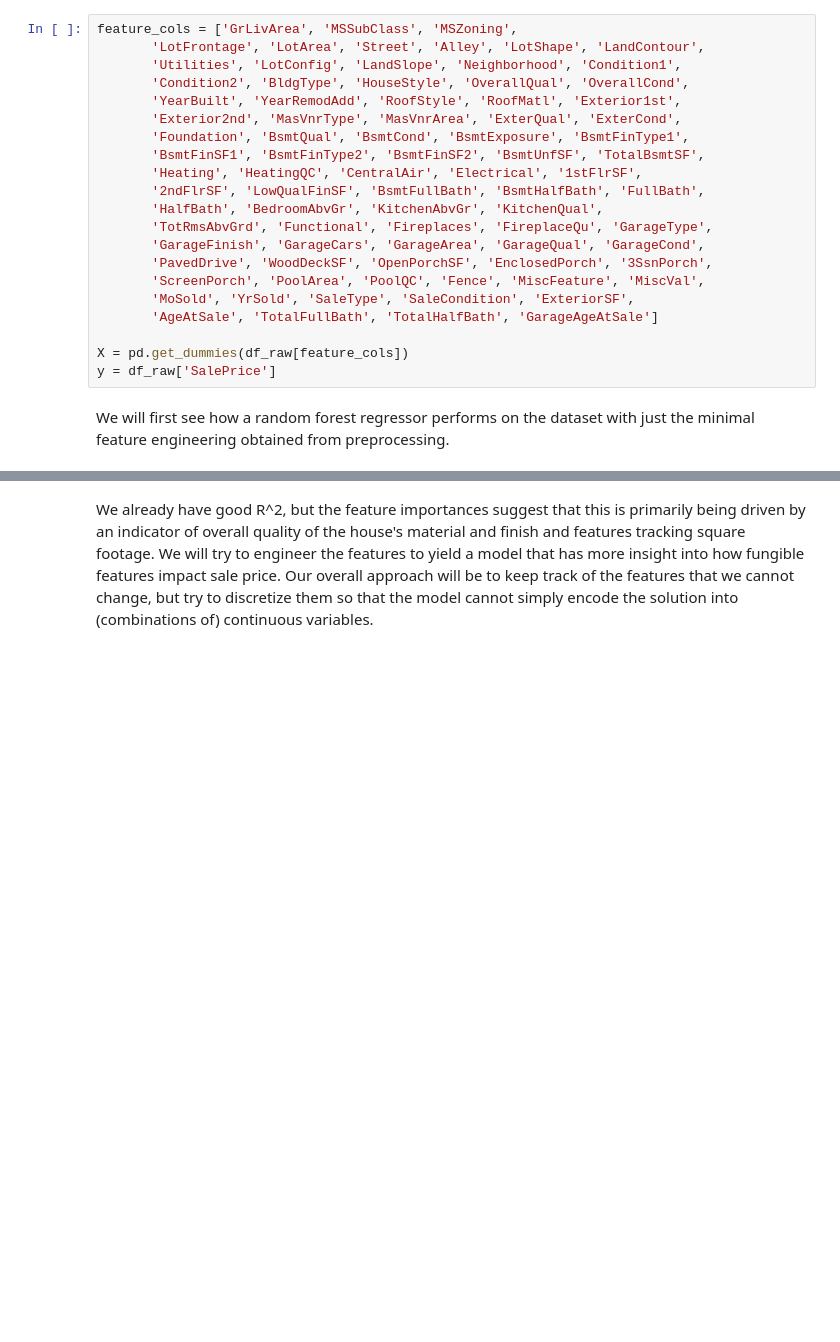
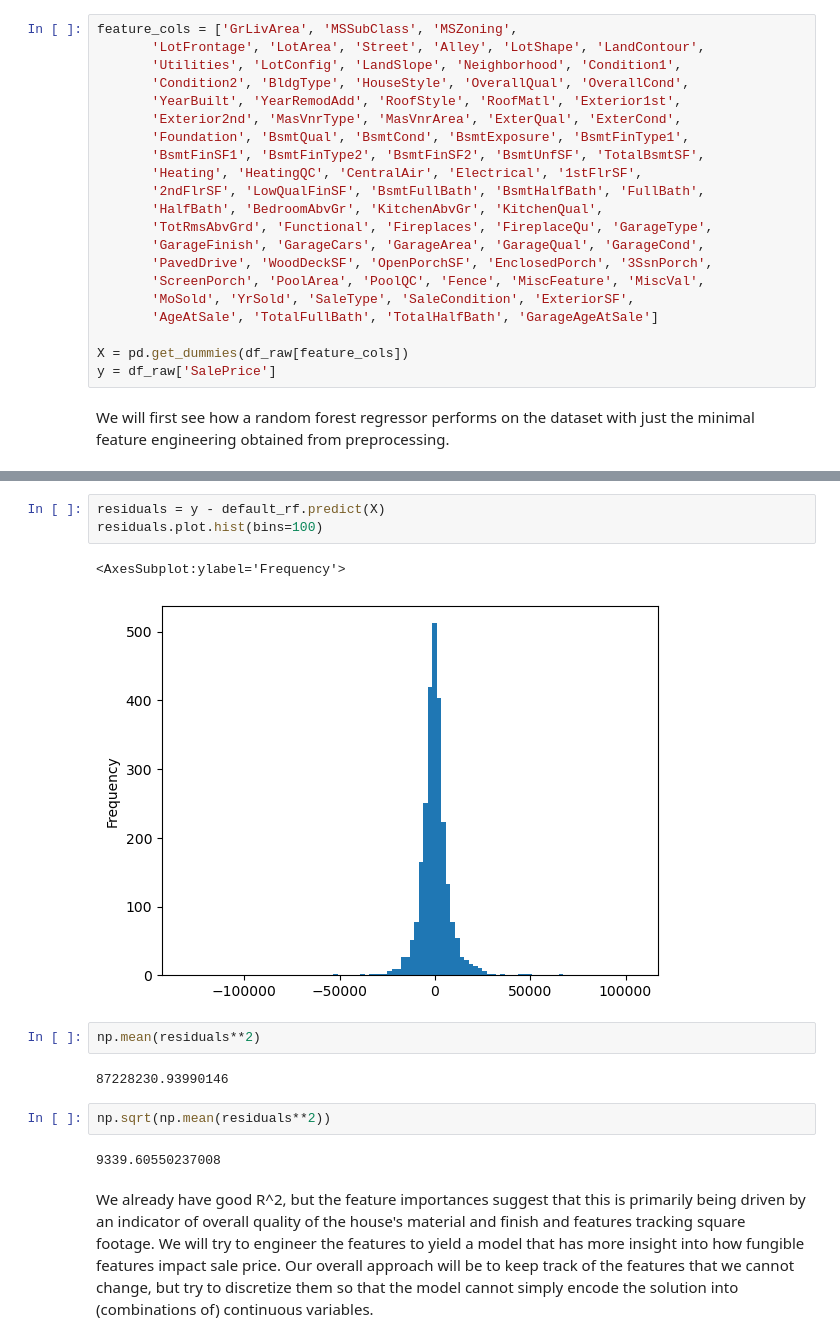
Before and after one commit to elijahspiegel/AmesHousingProject, a Jupyter notebook: Tree Model Exploration.ipynb, the cells around one changed output, grey strips where cells are left out. Saved outputs shown, nothing was run; the diff lists cells and outputs as text; blank space fills up the shorter version.

```diff
--- a/Tree Model Exploration.ipynb
+++ b/Tree Model Exploration.ipynb
@@ -91,3 +91,17 @@ featureimportances.nlargest(30).plot(kind='barh')
+# %%
+residuals = y - default_rf.predict(X)
+residuals.plot.hist(bins=100)
+# %% [output]
+<AxesSubplot:ylabel='Frequency'>
+[figure, added]
+# %%
+np.mean(residuals**2)
+# %% [output]
+87228230.93990146
+# %%
+np.sqrt(np.mean(residuals**2))
+# %% [output]
+9339.60550237008
 # %% [markdown]
 We already have good R^2, but the feature importances suggest that this is primarily being driven by an indicator of overall quality of the house's material and finish and features tracking square footage. We will try to engineer the features to yield a model that has more insight into how fungible features impact sale price. Our overall approach will be to keep track of the features that we cannot change, but try to discretize them so that the model cannot simply encode the solution into (combinations of) continuous variables.
 # %% [markdown]
```
Also changed, not shown: parts of 17 cells of this notebook, 1 other file.
